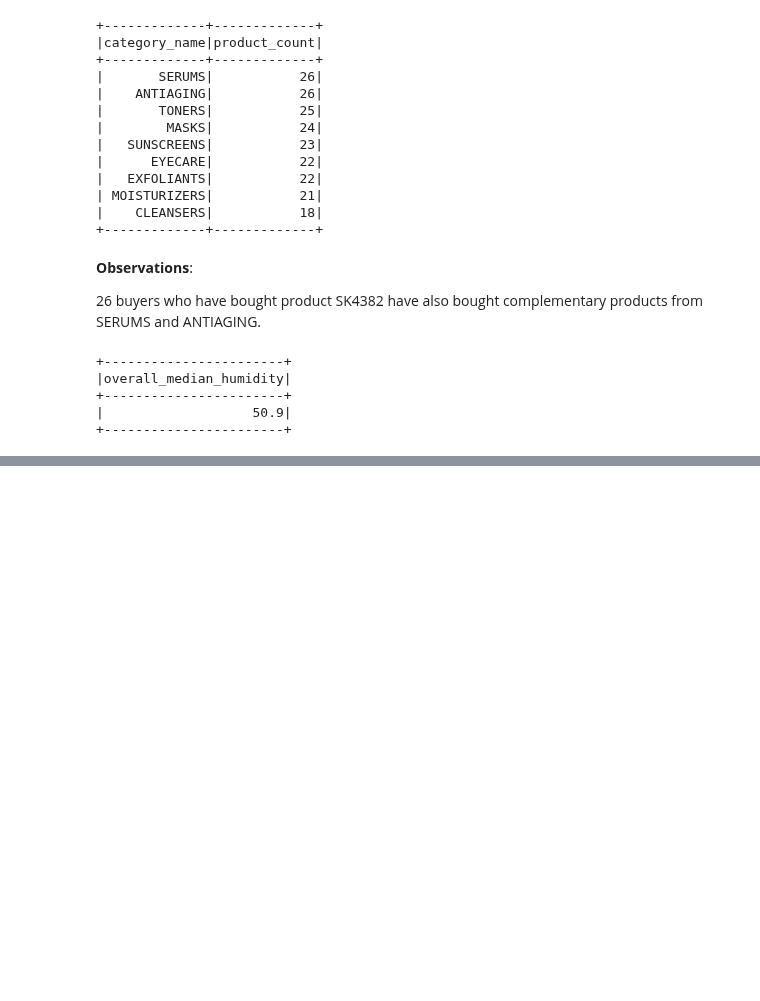
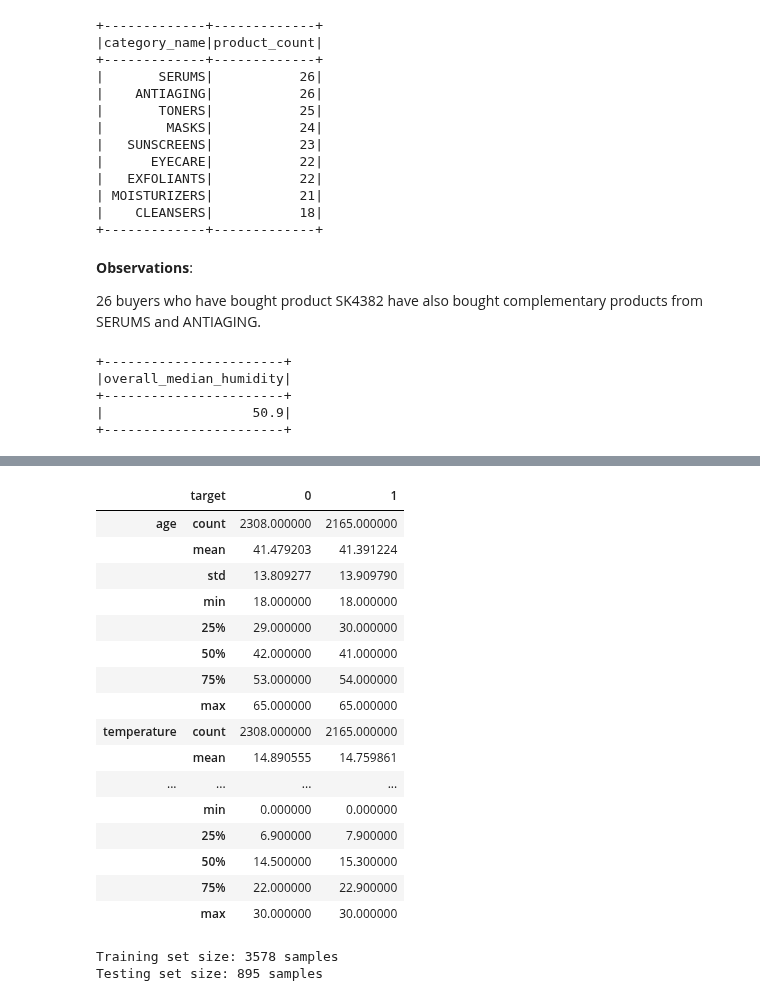
Before and after one commit to bakuncwa/btl_model, a Jupyter notebook: notebooks/skincare_prediction.ipynb, the cells around one changed output, grey strips where cells are left out. Saved outputs shown, nothing was run; the diff lists cells and outputs as text; code cells hidden in the pictures; blank space fills up the shorter version.

```diff
--- a/notebooks/skincare_prediction.ipynb
+++ b/notebooks/skincare_prediction.ipynb
@@ -647,0 +579,42 @@ AnalysisException: [UNRESOLVED_COLUMN.WITH_SUGGESTION] A column or function para
+# %%
+# Target definition of buyers purchasing product SK4382 or SERUMS or ANTIAGING products at low (humidity <= 50.9) or high humidity (humidity > 50.9)
+df = spark.sql('''
+SELECT
+    user_id,
+    age,
+    product_code,
+    category_name,
+    SUM(CASE
+            WHEN category_name IN ('SERUMS', 'ANTIAGING') THEN price * quantity
+            ELSE 0
+        END) AS sum_complementary_revenue,
+    DATE_FORMAT(transaction_date, 'yyyy-MM') AS sale_date,
+    humidity,
+    weather_list,
+    temperature,
+    realfeel_list,
+    wind_speed,
+
+    CASE
+        WHEN humidity > 50.9 THEN 1
+        ELSE 0
+    END AS target
+FROM df_view
+WHERE (category_name IN ('SERUMS', 'ANTIAGING') OR product_code = 'SK4382')
+    AND transaction_date BETWEEN '2023-01-01' AND '2024-12-31'
+GROUP BY
+    user_id,
+    age,
+    product_code,
+    category_name,
+    sale_date,
+    humidity,
+    weather_list,
+    temperature,
+    realfeel_list,
+    wind_speed
+ORDER BY sale_date ASC;
+''')
+
+pdf_sabt = df.toPandas()
+pdf_sabt.head()
@@ -647,0 +651,21 @@ AnalysisException: [UNRESOLVED_COLUMN.WITH_SUGGESTION] A column or function para
+# %%
+pdf_sabt.groupby(['target'])[['age','temperature', 'sum_complementary_revenue', 'humidity',
+       'temperature', 'realfeel_list', 'wind_speed']].describe().T
+# %% [output]
+|  | target | 0 | 1 |
+| age | count | 2308.000000 | 2165.000000 |
+|  | mean | 41.479203 | 41.391224 |
+|  | std | 13.809277 | 13.909790 |
+|  | min | 18.000000 | 18.000000 |
+|  | 25% | 29.000000 | 30.000000 |
+|  | 50% | 42.000000 | 41.000000 |
+|  | 75% | 53.000000 | 54.000000 |
+|  | max | 65.000000 | 65.000000 |
+| temperature | count | 2308.000000 | 2165.000000 |
+|  | mean | 14.890555 | 14.759861 |
+| ... | ... | ... | ... |
+|  | min | 0.000000 | 0.000000 |
+|  | 25% | 6.900000 | 7.900000 |
+|  | 50% | 14.500000 | 15.300000 |
+|  | 75% | 22.000000 | 22.900000 |
+|  | max | 30.000000 | 30.000000 |
@@ -647,0 +676,16 @@ AnalysisException: [UNRESOLVED_COLUMN.WITH_SUGGESTION] A column or function para
+# %%
+# Separate target variable and features
+from sklearn.model_selection import train_test_split
+
+target_col = 'target'
+
+X = data.loc[:, data.columns != target_col]
+y = data.loc[:, target_col]
+
+X_train, X_test, y_train, y_test = train_test_split(X, y, test_size=0.2, random_state=42)
+
+print(f'Training set size: {X_train.shape[0]} samples')
+print(f'Testing set size: {X_test.shape[0]} samples')
+# %% [output]
+Training set size: 3578 samples
+Testing set size: 895 samples
```
Also changed, not shown: parts of 11 cells of this notebook, 6 other files.
